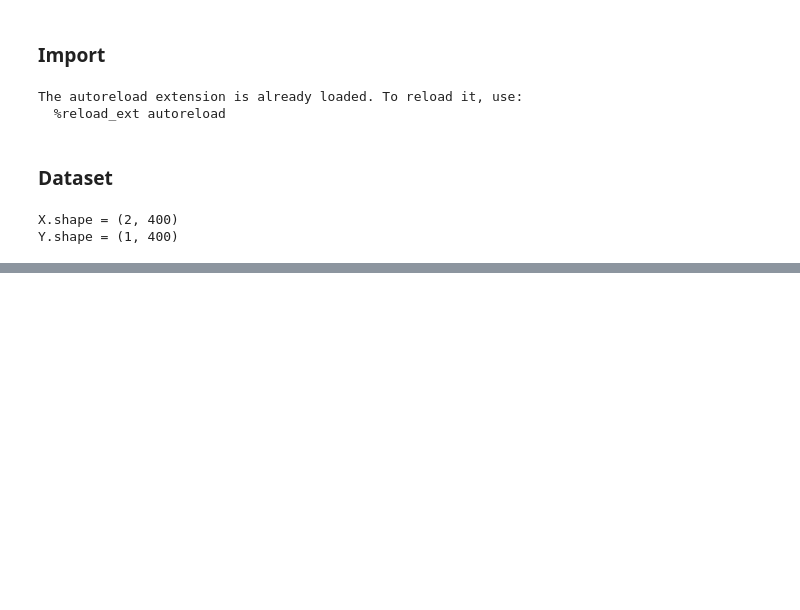
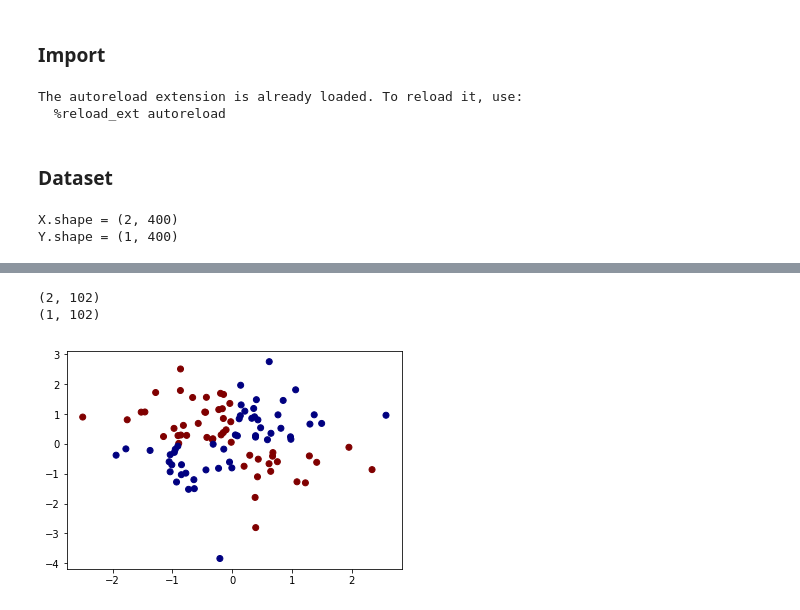
Before and after one commit to tommisignori/neural_network, a Jupyter notebook: mynn_nhl.ipynb, the cells around one changed output, grey strips where cells are left out. Saved outputs shown, nothing was run; the diff lists cells and outputs as text; code cells hidden in the pictures; blank space fills up the shorter version.

```diff
--- a/mynn_nhl.ipynb
+++ b/mynn_nhl.ipynb
@@ -54,0 +365,6 @@ init_params_deep([2,3,3,1])
+# %%
+plot_dataset(X_test, Y_test)
+# %% [output]
+(2, 102)
+(1, 102)
+[figure, added]
```
Also changed, not shown: parts of 37 cells of this notebook.
